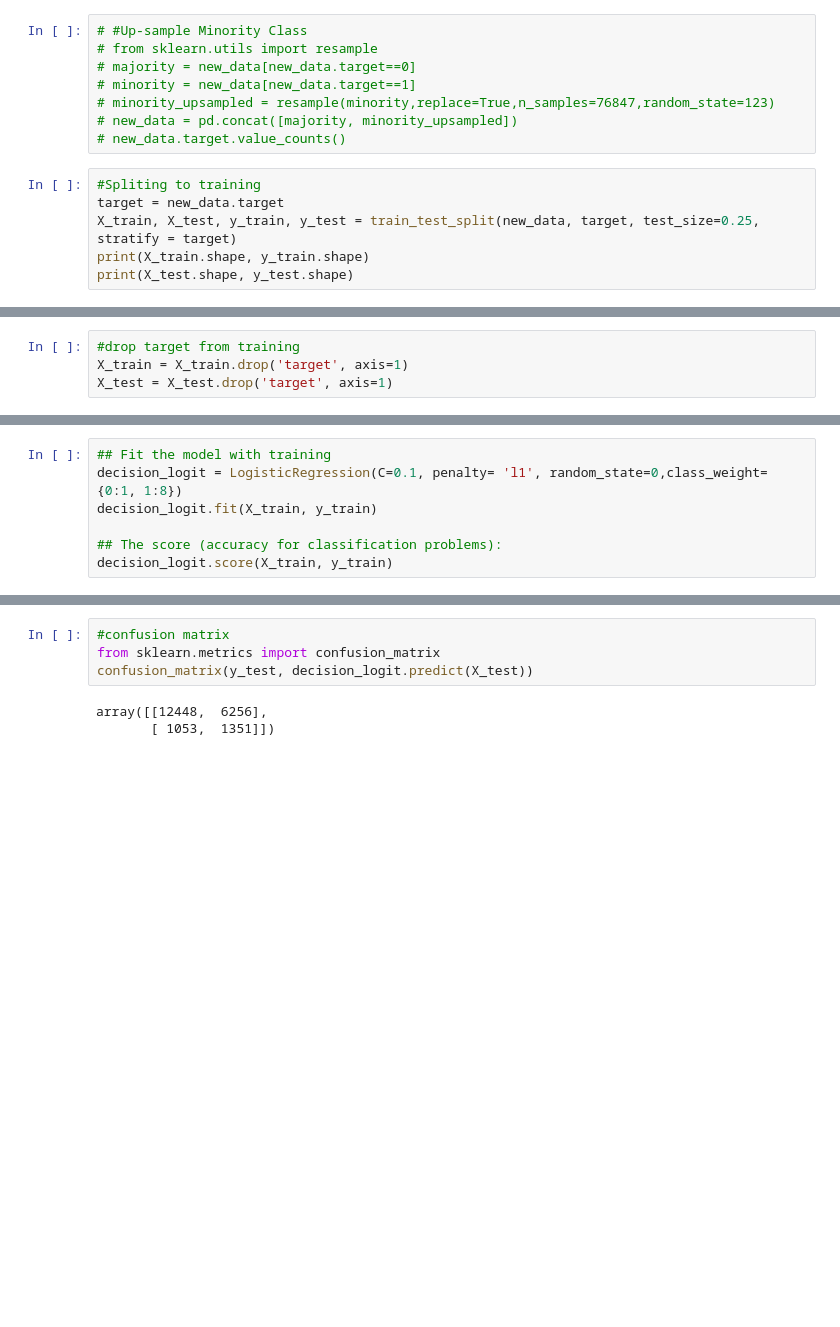
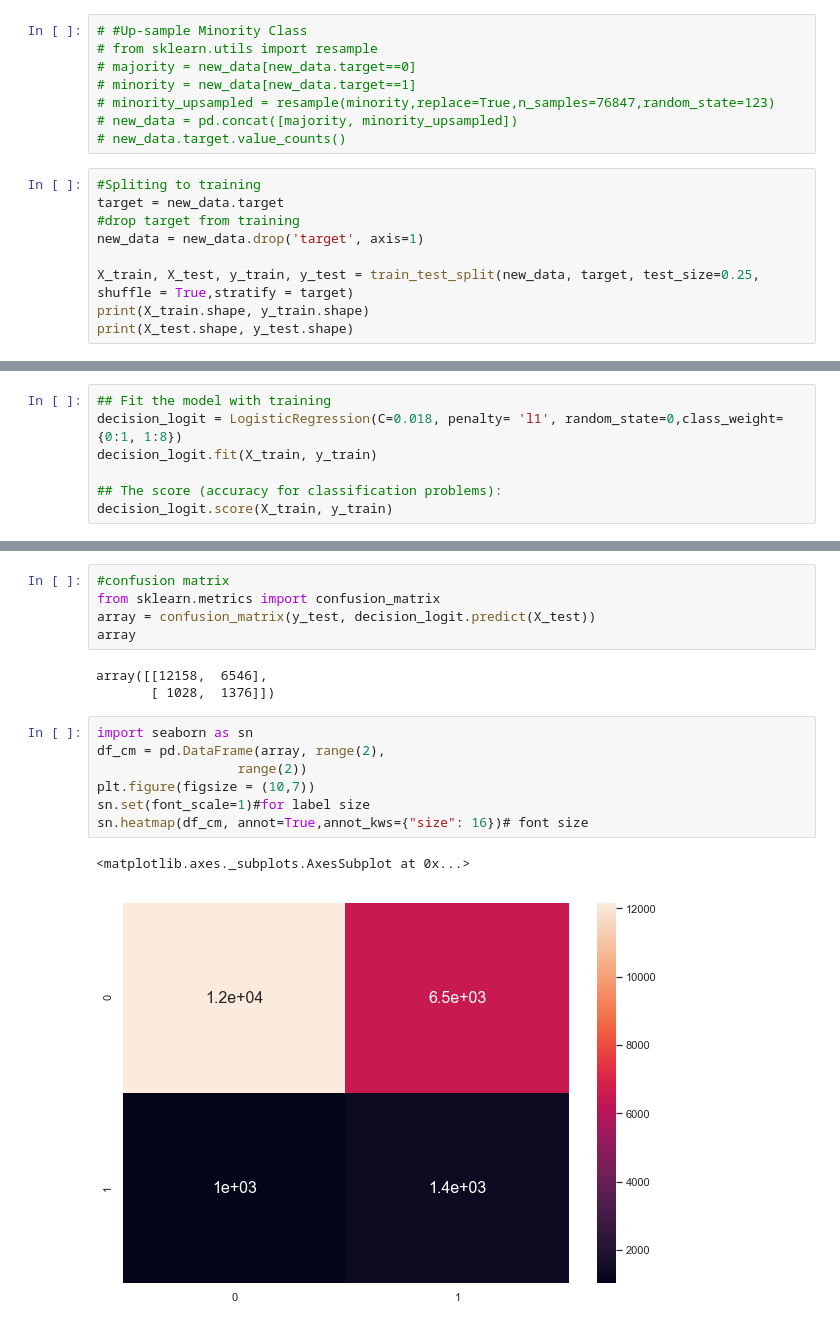
Before and after one commit to joonsooro/UnitedHealthcare, a Jupyter notebook: Jason/Final Logistic Regression.ipynb, the cells around one changed output, grey strips where cells are left out. Saved outputs shown, nothing was run; the diff lists cells and outputs as text; blank space fills up the shorter version.

```diff
--- a/Jason/Final Logistic Regression.ipynb
+++ b/Jason/Final Logistic Regression.ipynb
@@ -41,7 +60,10 @@ new_data.shape
 # %%
 #Spliting to training
 target = new_data.target
-X_train, X_test, y_train, y_test = train_test_split(new_data, target, test_size=0.25, stratify = target)
+#drop target from training
+new_data = new_data.drop('target', axis=1)
+
+X_train, X_test, y_train, y_test = train_test_split(new_data, target, test_size=0.25, shuffle = True,stratify = target)
 print(X_train.shape, y_train.shape)
 print(X_test.shape, y_test.shape)
 # %% [output]
@@ -56,4 +71,0 @@ print(X_test.shape, y_test.shape)
-# %%
-#drop target from training
-X_train = X_train.drop('target', axis=1)
-X_test = X_test.drop('target', axis=1)
@@ -81,6 +92,6 @@ GridSearchCV(cv=3, error_score='raise',
 # %%
 ## Fit the model with training
-decision_logit = LogisticRegression(C=0.1, penalty= 'l1', random_state=0,class_weight= {0:1, 1:8})
+decision_logit = LogisticRegression(C=0.018, penalty= 'l1', random_state=0,class_weight= {0:1, 1:8})
 decision_logit.fit(X_train, y_train)
 
 ## The score (accuracy for classification problems):
@@ -97,7 +108,18 @@ upsample_AUC_train
 # %%
 #confusion matrix
 from sklearn.metrics import confusion_matrix
-confusion_matrix(y_test, decision_logit.predict(X_test))
+array = confusion_matrix(y_test, decision_logit.predict(X_test))
+array
 # %% [output]
-array([[12448,  6256],
-       [ 1053,  1351]])
+array([[12158,  6546],
+       [ 1028,  1376]])
+# %%
+import seaborn as sn
+df_cm = pd.DataFrame(array, range(2),
+                  range(2))
+plt.figure(figsize = (10,7))
+sn.set(font_scale=1)#for label size
+sn.heatmap(df_cm, annot=True,annot_kws={"size": 16})# font size
+# %% [output]
+<matplotlib.axes._subplots.AxesSubplot at 0x...>
+[figure, added]
```
Also changed, not shown: parts of 35 cells of this notebook, 3 other files.
